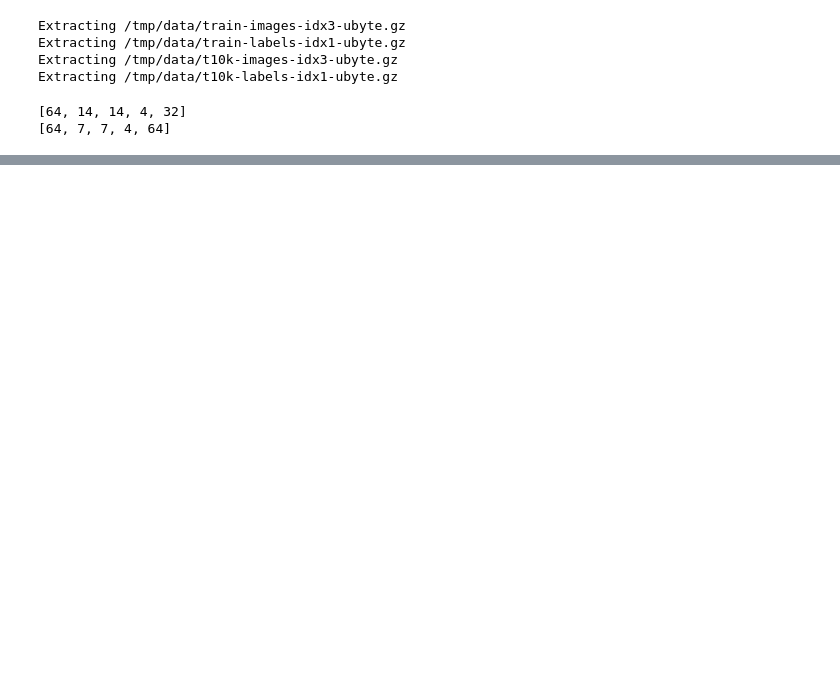
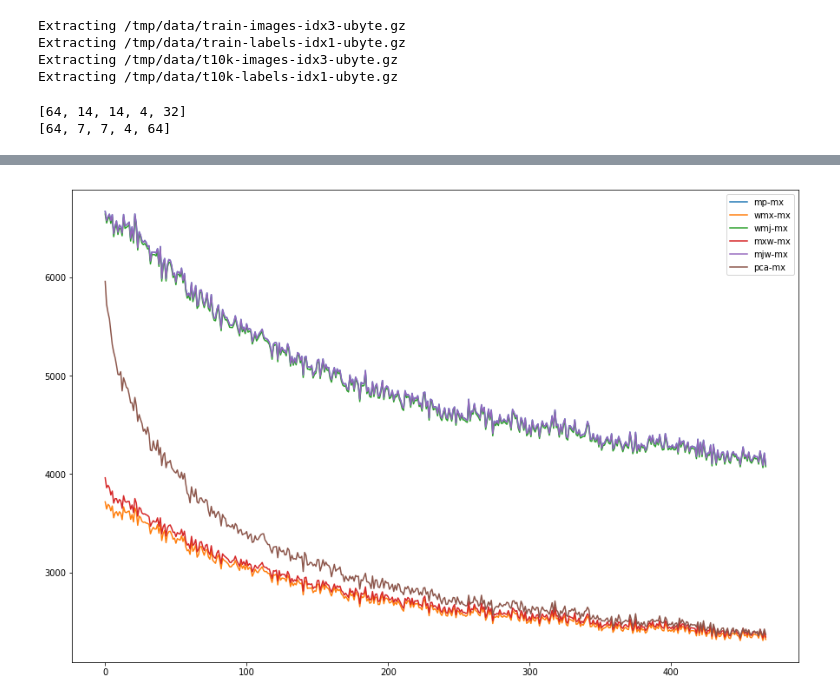
Before and after one commit to zhidou/task, a Jupyter notebook: Untitled2.ipynb, the cells around one changed output, grey strips where cells are left out. Drawn from its saved outputs; the diff is of its cells as text; code cells hidden in the pictures; blank space fills up the shorter version.

```diff
--- a/Untitled2.ipynb
+++ b/Untitled2.ipynb
@@ -242,0 +216,11 @@ Testing Accuracy: 0.9375
+# %%
+# Construct model
+Diff1, Diff2, pred = conv_net(x, weights, biases, keep_prob)
+
+# Define loss and optimizer
+cost = tf.reduce_mean(tf.nn.softmax_cross_entropy_with_logits(logits=pred, labels=y))
+optimizer = tf.train.AdamOptimizer(learning_rate=learning_rate).minimize(cost)
+
+# Evaluate model
+correct_pred = tf.equal(tf.argmax(pred, 1), tf.argmax(y, 1))
+accuracy = tf.reduce_mean(tf.cast(correct_pred, tf.float32))
@@ -242,0 +295,9 @@ Testing Accuracy: 0.9375
+# %%
+labels = ['mp-mx', 'wmx-mx', 'wmj-mx', 'mxw-mx', 'mjw-mx', 'pca-mx']
+plt.figure(figsize=(15,10))
+for i in range(6):
+    plt.plot(range(ret2.shape[1]), ret2[i])
+plt.legend(labels, loc='upper right')
+plt.show()
+# %% [output]
+[figure, added]
```
Also changed, not shown: parts of 13 cells of this notebook, 1 other file.
